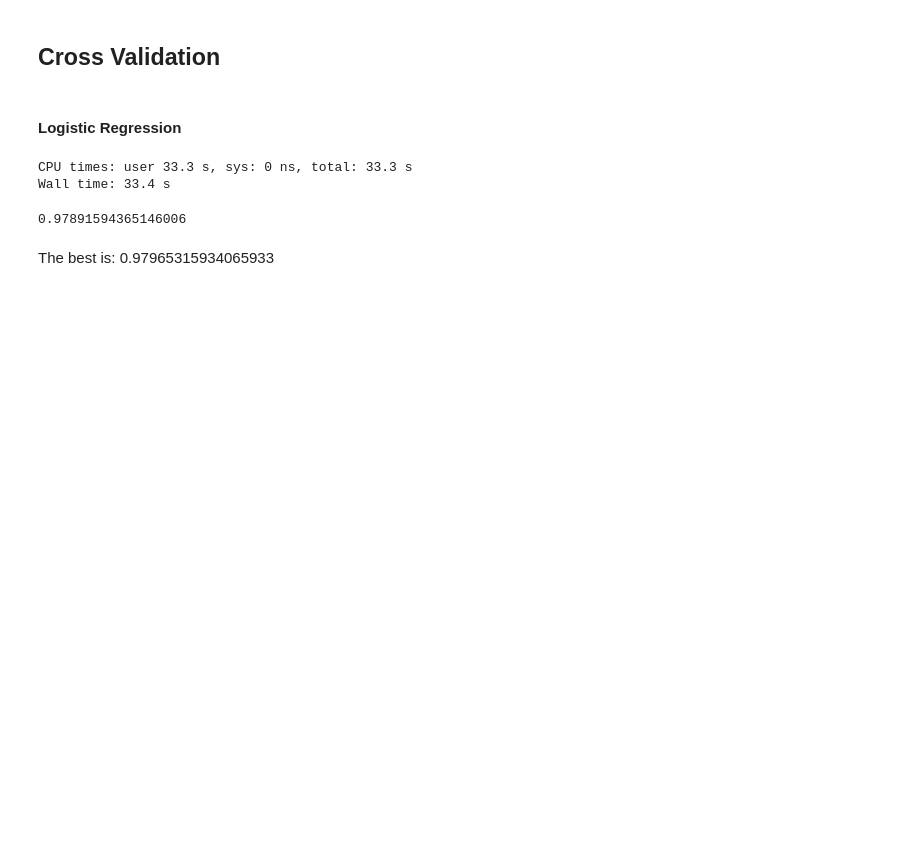
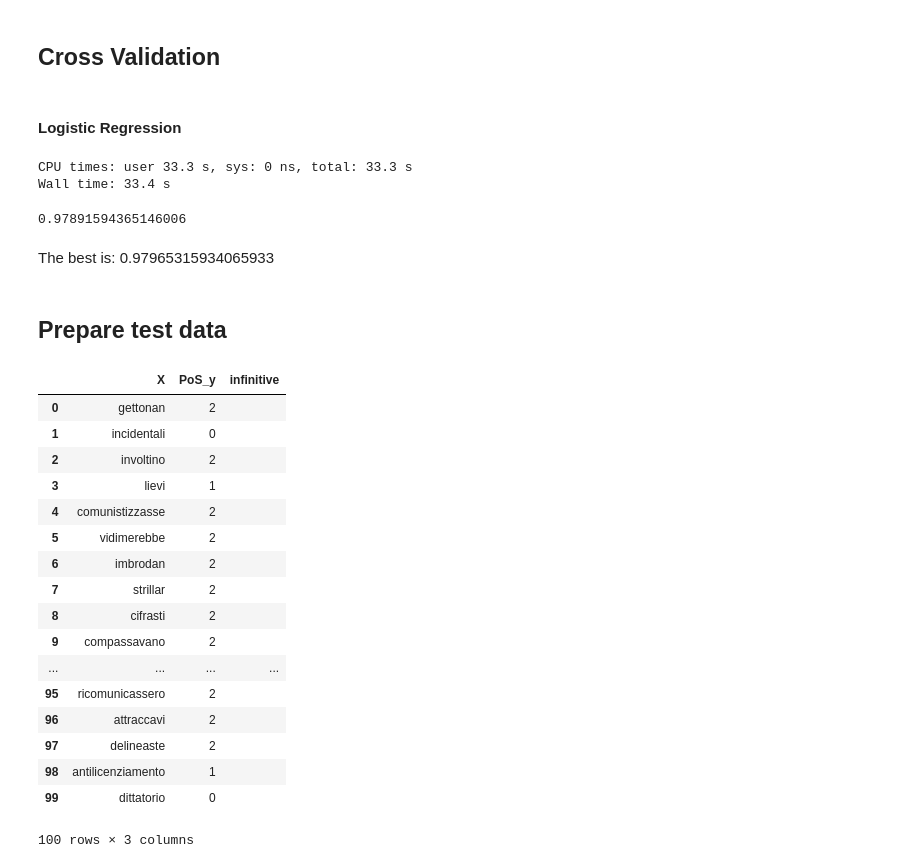
Before and after one commit to sergeyshilin/kaggle, a Jupyter notebook: PoS/PoS and Lemmas.ipynb, the cells around one changed output. Saved outputs shown, nothing was run; the diff lists cells and outputs as text; code cells hidden in the pictures; blank space fills up the shorter version.

Commit message:
prepare test

```diff
--- a/PoS/PoS and Lemmas.ipynb
+++ b/PoS/PoS and Lemmas.ipynb
@@ -93,5 +106,6 @@ ngram_vectorizer = CountVectorizer(
 )
 
 ngram_train = ngram_vectorizer.fit_transform(train['X'])
+ngram_test = ngram_vectorizer.transform(test['X'])
 # best = 200k features
 # %% [output]
@@ -127,3 +141,29 @@ accuracy_score(ycv, lr_preds)
 0.97891594365146006
 # %% [markdown]
 The best is: 0.97965315934065933
+# %% [markdown]
+## Prepare test data
+# %%
+%%time
+lr.fit(ngram_train, train['PoS_y'])
+test_pos = lr.predict(ngram_test)
+test['PoS_y'] = test_pos
+# %%
+%%time
+test['infinitive'] = ''
+for i, row in test.iterrows():
+    if (row['PoS_y'] == 2):
+        for key in sorted_verbs_keys:
+            if (row['X'][-len(key):] == key):
+                test.loc[i, 'infinitive'] = row['X'][:-len(key)] + verbs[key]
+                break
+    elif (row['PoS_y'] == 1):
+        for key in sorted_nouns_keys:
+            if (row['X'][-len(key):] == key):
+                test.loc[i, 'infinitive'] = row['X'][:-len(key)] + nouns[key]
+                break
+    else:
+        for key in sorted_adjs_keys:
+            if (row['X'][-len(key):] == key):
+                test.loc[i, 'infinitive'] = row['X'][:-len(key)] + adjs[key]
+                break
@@ -129,0 +172,23 @@ The best is: 0.97965315934065933
+# %%
+test.loc[test['infinitive'] == '', 'infinitive'] = test['X']
+# %%
+test[:10]
+# %% [output]
+|  | X | PoS_y | infinitive |
+| 0 | gettonan | 2 |  |
+| 1 | incidentali | 0 |  |
+| 2 | involtino | 2 |  |
+| 3 | lievi | 1 |  |
+| 4 | comunistizzasse | 2 |  |
+| 5 | vidimerebbe | 2 |  |
+| 6 | imbrodan | 2 |  |
+| 7 | strillar | 2 |  |
+| 8 | cifrasti | 2 |  |
+| 9 | compassavano | 2 |  |
+| ... | ... | ... | ... |
+| 95 | ricomunicassero | 2 |  |
+| 96 | attraccavi | 2 |  |
+| 97 | delineaste | 2 |  |
+| 98 | antilicenziamento | 1 |  |
+| 99 | dittatorio | 0 |  |
+100 rows × 3 columns
```
Also changed, not shown: parts of 8 cells of this notebook.
